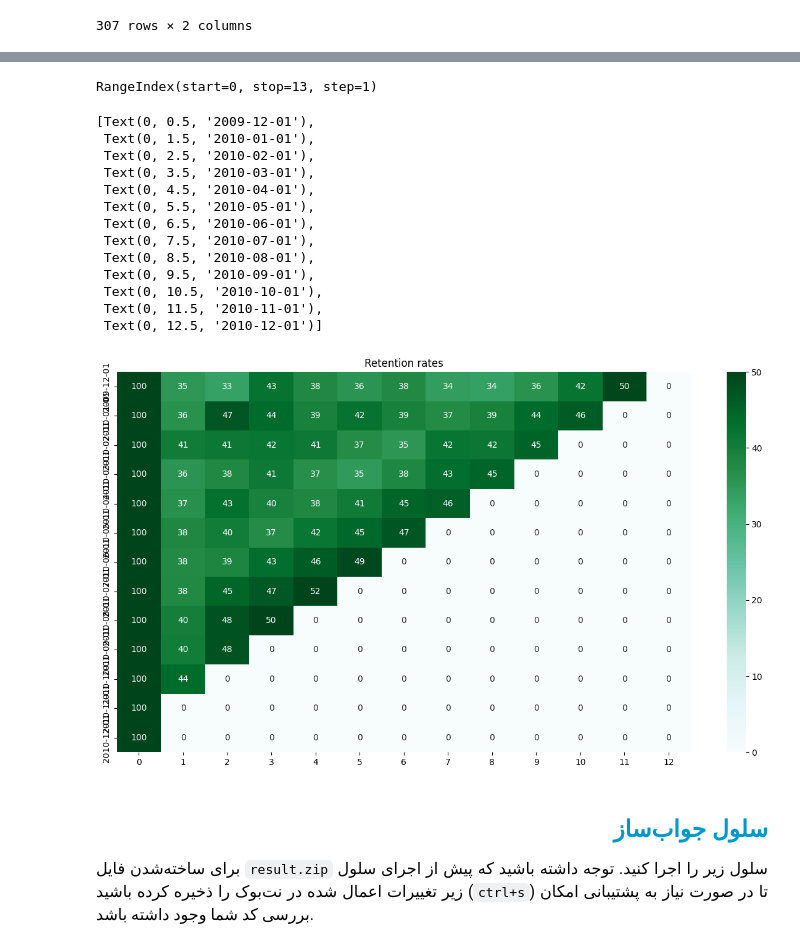
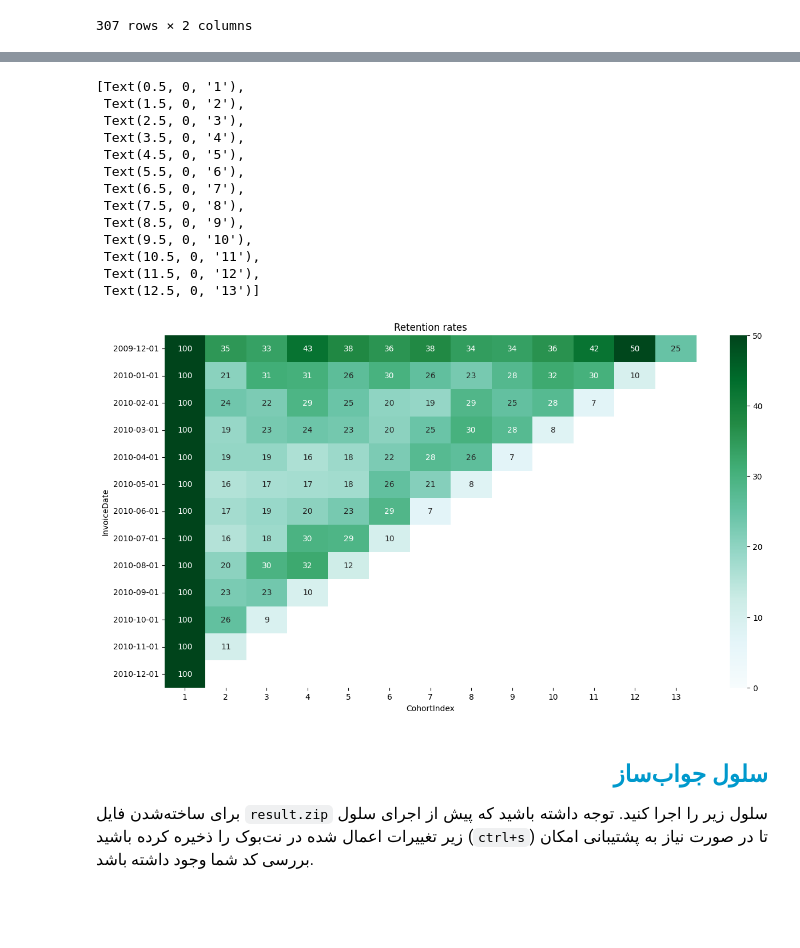
Before and after one commit to MortezaHagh/da-py, a Jupyter notebook: 70-final_project_5_retention_rate/final_project_5_retention_rate.ipynb, the cells around one changed output, grey strips where cells are left out. Cells and saved outputs as stored; diff of their text form; code cells hidden in the pictures; blank space fills up the shorter version.

```diff
--- a/70-final_project_5_retention_rate/final_project_5_retention_rate.ipynb
+++ b/70-final_project_5_retention_rate/final_project_5_retention_rate.ipynb
@@ -130,0 +122,15 @@ q1
+# %%
+cl = q1['cinds'].values
+first = []
+first.append(cl[0])
+
+for i in range(1,len(cl)):
+    row = set(cl[i])
+    for j in range(0, i):
+        row = row - set(first[j])
+    first.append(list(row))
+q1['first'] = first
+
+q1['0'] = q1['first'].apply(lambda x: len(x))
+
+q1.head(5)
@@ -131,5 +144,5 @@ q1
 # %%
+n = len(q1.index)
 for i in range(1,13):
-    q1[str(i)] = 0 * q1['0']
-q1.head(30)
+    q1[str(i)] = np.full(n, np.nan)
 # %% [output]
@@ -150,18 +155,16 @@ q1.head(30)
 # %%
-n = 2
+n = 3
 for row in range(0, 13):
-    v_row = q1['cinds'][row]
+    v_row = q1['first'][row]
     n_row = len(v_row)
-    q1.iloc[row, 2] = 100
-    mm1 = min(row+3-n, 12)
-    mm2 = min(row+15-n, 12)
-    for j in range(3, 15):
-        if (row+j-n)<12:
+    q1.iloc[row, 3] = 100 * n_row / q1['0'][row]
+    for j in range(4, 16):
+        if (row+j-n)<13:
             v_curr = q1['cinds'][row+j-n]
             c_curr = 0
             for v in v_row:
                 if v in v_curr:
                     c_curr+=1
-            q1.iloc[row, j] = round(100 * c_curr/n_row, 2)
+            q1.iloc[row, j] = round(100 * c_curr/n_row, 2);
 q1.head()
 # %% [output]
@@ -187,6 +177,7 @@ q1.head()
 # %%
 fin = q1.copy()
-fin.drop(columns=['InvoiceDate', 'cinds'], inplace=True)
-fin.head()
+fin.drop(columns=['InvoiceDate', 'cinds', 'first'], inplace=True)
+fin.index = q1.InvoiceDate
+fin.head(14)
 # %% [output]
 |  | 0 | 1 | 2 | 3 | 4 | 5 | 6 | 7 | 8 | 9 | 10 | ... |
@@ -271,31 +271,29 @@ fin.head()
 </font>
 </div>
 </center>
-# %%
-q1.index
-# %% [output]
-RangeIndex(start=0, stop=13, step=1)
 # %%
 fig, ax = plt.subplots(figsize = (15,8))
 
 sns.heatmap(ax = ax, data = fin,cmap = 'BuGn', fmt='.0f', annot=True, vmin=0, vmax=50)
 ax.set_title('Retention rates')
-ax.set_yticklabels(q1.InvoiceDate)
+ax.set_xlabel('CohortIndex')
+ax.set_xticklabels(np.arange(1, 14))
+# ax.set_yticklabels(q1.InvoiceDate, rotation = 0)
 # %% [output]
-[Text(0, 0.5, '2009-12-01'),
- Text(0, 1.5, '2010-01-01'),
- Text(0, 2.5, '2010-02-01'),
- Text(0, 3.5, '2010-03-01'),
- Text(0, 4.5, '2010-04-01'),
- Text(0, 5.5, '2010-05-01'),
- Text(0, 6.5, '2010-06-01'),
- Text(0, 7.5, '2010-07-01'),
- Text(0, 8.5, '2010-08-01'),
- Text(0, 9.5, '2010-09-01'),
- Text(0, 10.5, '2010-10-01'),
- Text(0, 11.5, '2010-11-01'),
- Text(0, 12.5, '2010-12-01')]
+[Text(0.5, 0, '1'),
+ Text(1.5, 0, '2'),
+ Text(2.5, 0, '3'),
+ Text(3.5, 0, '4'),
+ Text(4.5, 0, '5'),
+ Text(5.5, 0, '6'),
+ Text(6.5, 0, '7'),
+ Text(7.5, 0, '8'),
+ Text(8.5, 0, '9'),
+ Text(9.5, 0, '10'),
+ Text(10.5, 0, '11'),
+ Text(11.5, 0, '12'),
+ Text(12.5, 0, '13')]
-[figure, old version]
+[figure, new version]
 # %% [markdown]
 <h2 align=right style="line-height:200%;font-family:vazir;color:#0099cc">
 <font face="vazir" color="#0099cc">
```
Also changed, not shown: parts of 6 cells of this notebook, 4 other files.
